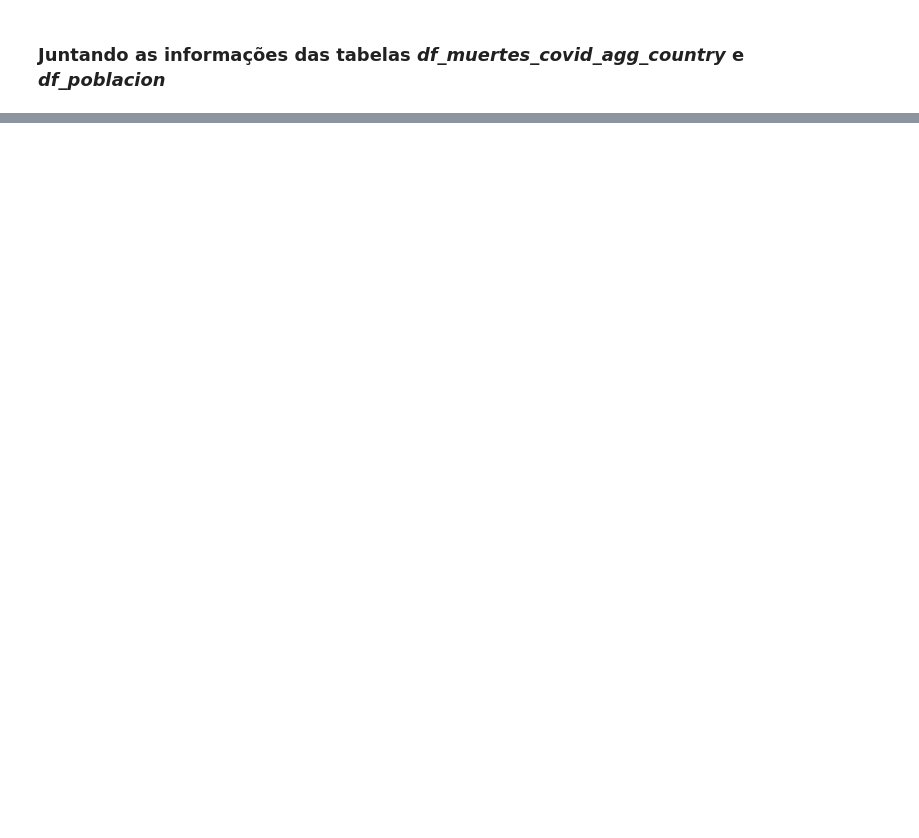
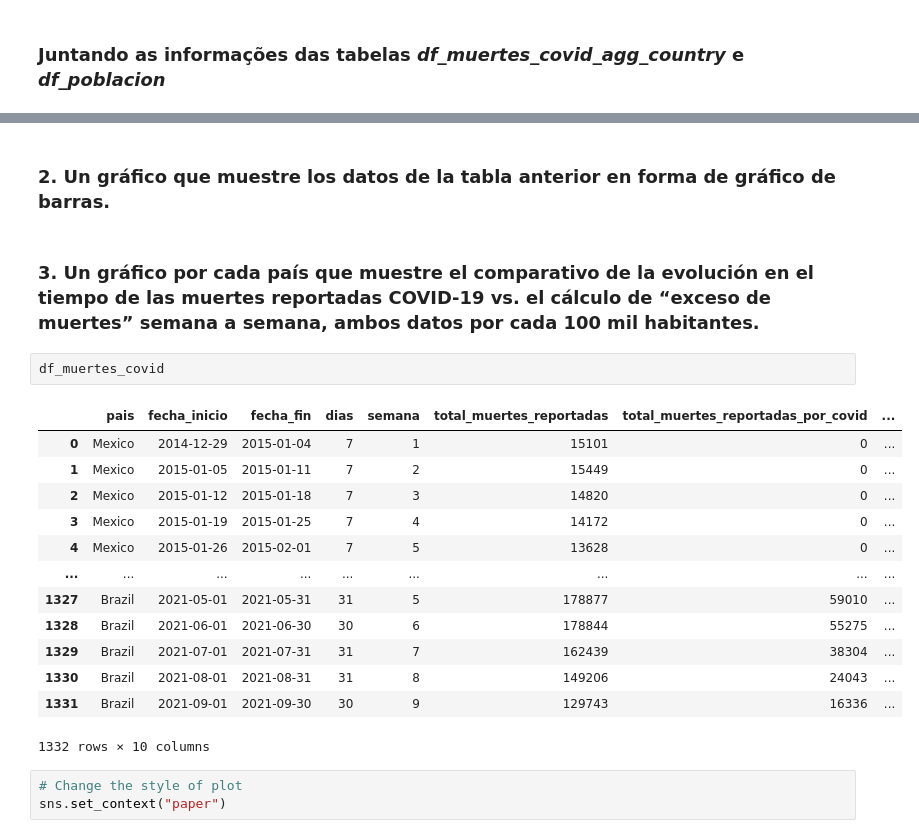
Before and after one commit to marcodeamicis/proyecto_covid, a Jupyter notebook: notebooks/1_business_and_data_understanding_suto.ipynb, the cells around one changed output, grey strips where cells are left out. Saved outputs shown, nothing was run; the diff lists cells and outputs as text; blank space fills up the shorter version.

```diff
--- a/notebooks/1_business_and_data_understanding_suto.ipynb
+++ b/notebooks/1_business_and_data_understanding_suto.ipynb
@@ -183,0 +273,23 @@ df_muertes_covid_agg_country_merged
+# %% [markdown]
+### 2. Un gráfico que muestre los datos de la tabla anterior en forma de gráfico de barras.
+# %% [markdown]
+### 3. Un gráfico por cada país que muestre el comparativo de la evolución en el tiempo de las muertes reportadas COVID-19 vs. el cálculo de “exceso de muertes” semana a semana, ambos datos por cada 100 mil habitantes.
+# %%
+df_muertes_covid
+# %% [output]
+|  | pais | fecha_inicio | fecha_fin | dias | semana | total_muertes_reportadas | total_muertes_reportadas_por_covid | ... |
+| 0 | Mexico | 2014-12-29 | 2015-01-04 | 7 | 1 | 15101 | 0 | ... |
+| 1 | Mexico | 2015-01-05 | 2015-01-11 | 7 | 2 | 15449 | 0 | ... |
+| 2 | Mexico | 2015-01-12 | 2015-01-18 | 7 | 3 | 14820 | 0 | ... |
+| 3 | Mexico | 2015-01-19 | 2015-01-25 | 7 | 4 | 14172 | 0 | ... |
+| 4 | Mexico | 2015-01-26 | 2015-02-01 | 7 | 5 | 13628 | 0 | ... |
+| ... | ... | ... | ... | ... | ... | ... | ... | ... |
+| 1327 | Brazil | 2021-05-01 | 2021-05-31 | 31 | 5 | 178877 | 59010 | ... |
+| 1328 | Brazil | 2021-06-01 | 2021-06-30 | 30 | 6 | 178844 | 55275 | ... |
+| 1329 | Brazil | 2021-07-01 | 2021-07-31 | 31 | 7 | 162439 | 38304 | ... |
+| 1330 | Brazil | 2021-08-01 | 2021-08-31 | 31 | 8 | 149206 | 24043 | ... |
+| 1331 | Brazil | 2021-09-01 | 2021-09-30 | 30 | 9 | 129743 | 16336 | ... |
+1332 rows × 10 columns
+# %%
+# Change the style of plot
+sns.set_context("paper")
```
Also changed, not shown: parts of 17 cells of this notebook.
